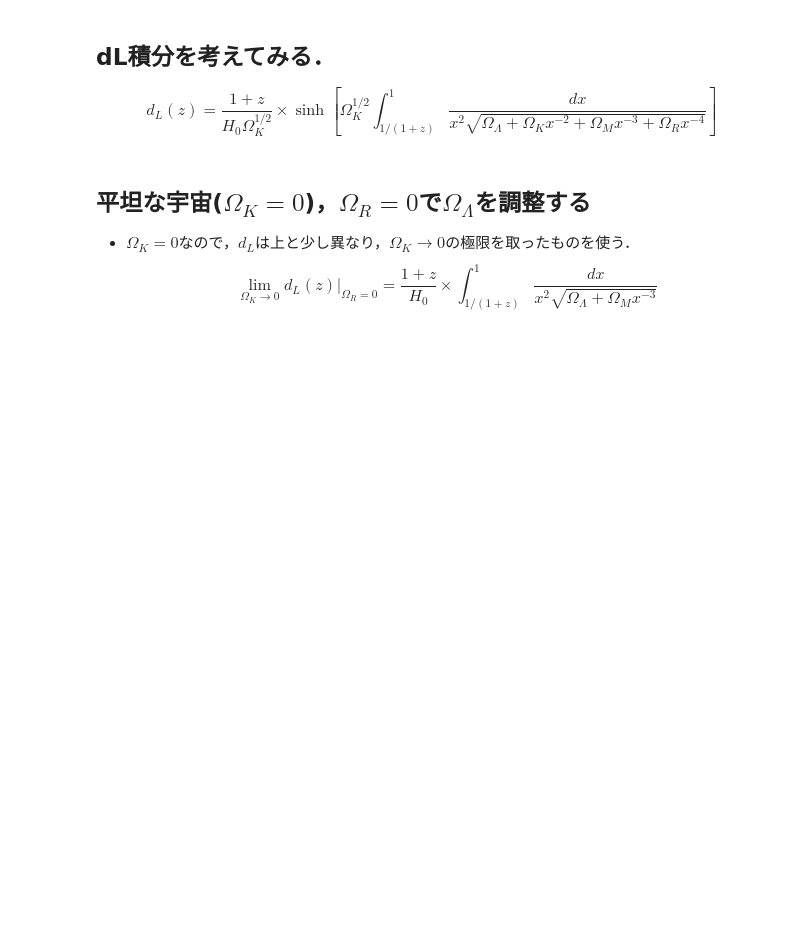
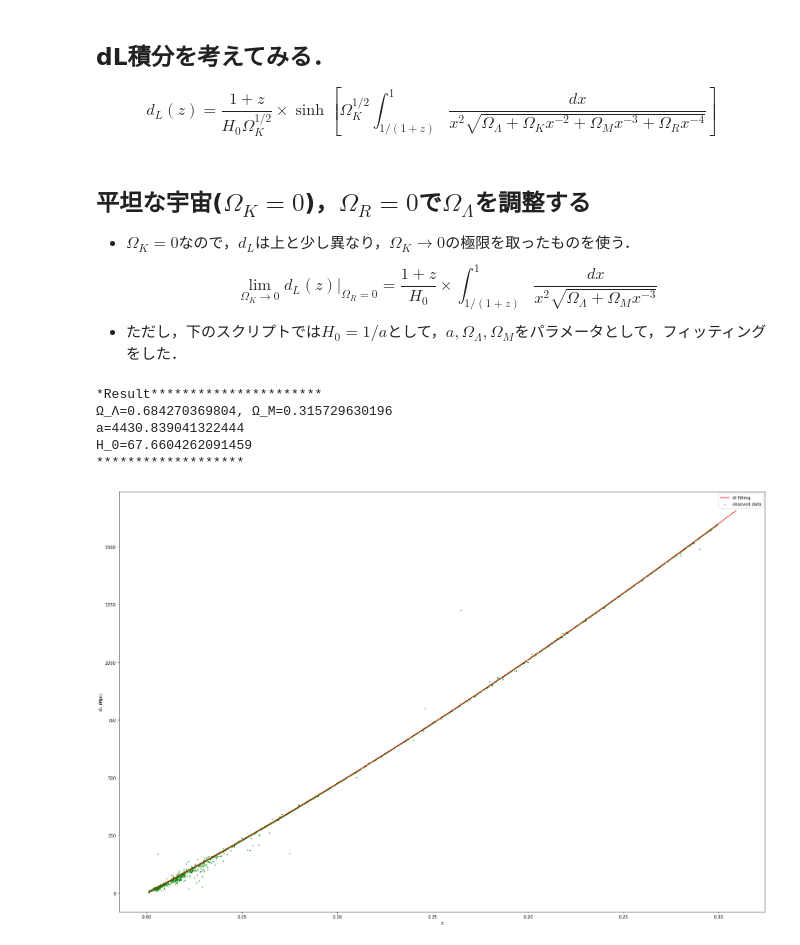
Before and after one commit to serowsuzuki/2021semi, a Jupyter notebook: fittng.ipynb, the cells around one changed output. Saved outputs shown, nothing was run; the diff lists cells and outputs as text; code cells hidden in the pictures; blank space fills up the shorter version.

Commit message:
improve on fitting.ipynb

```diff
--- a/fittng.ipynb
+++ b/fittng.ipynb
@@ -175,3 +193,58 @@ $$d_L(z)=
 $$\lim_{\Omega_K\rightarrow 0}d_L(z)\big|_{\Omega_R =0}=
 \frac{1+z}{H_0}\times\int_{1/(1+z)}^{1}
     \frac{dx}{x^2\sqrt{\Omega_{\Lambda}+\Omega_M x^{-3}}}$$
+- ただし，下のスクリプトでは$H_0=1/a$として，$a, \Omega_\Lambda, \Omega_M$をパラメータとして，フィッティングをした．
+# %%
+import IPython.display as ip
+#fittingを行うメインの関数
+def fitting_Omega(data):
+    z_observed = data_ext["z"]
+    dl_observed = data_ext["dL (Mpc)"]
+    #モデル式を表す関数
+
+    def integrand(x,A):
+        return (A*x**4+(1-A)*x)**(-1/2)
+
+    def dl_func(z, A, a_0):
+        v, err =quad(integrand, 1/(z+1), 1, args=(A))
+        return v*(1+z)*a_0
+
+    v_dl_func = np.vectorize(dl_func)
+
+
+    #fittingのメイン計算部分
+    Opopt, Opcov = curve_fit(v_dl_func,z_observed,dl_observed,p0=[0.7, 4400]) #poptは最適推定値、pcovは共分散が出力される
+    # Operr = np.sqrt(np.diag(Opcov)) #推定されたパラメータの各々の誤差
+
+
+    # plot部分
+    def observed_plot():
+        x = np.arange(0.001,0.31,0.001)# 0.01~0.1まで0.01刻みのリストを作成
+        y_dl = v_dl_func(x,Opopt[0],Opopt[1])
+        plt.plot(x,y_dl, label="dl fitting", color="red")
+        plt.scatter(z_observed, dl_observed, s=2,color="green",label="obseved data")
+        plt.xlabel("z")
+        plt.ylabel("dL (Mpc)")
+        plt.rcParams["figure.figsize"] = [27,18]# グラフのサイズを調整
+        plt.legend()# 凡例を表示
+        plt.show()
+
+    global a_0
+    a_0 = Opopt[1]
+    H_0 = 1/a_0/1000*constants.c
+    print("*Result**********************")
+    print('Ω_Λ={}, Ω_M={}'.format(Opopt[0],1-Opopt[0]))
+    print("a={}".format(Opopt[1]))
+    print("H_0={}".format(H_0))
+    print("*******************")
+    observed_plot()
+    return
+
+fitting_Omega(data_ext)
+# %% [output]
+*Result**********************
+Ω_Λ=0.684270369804, Ω_M=0.315729630196
+a=4430.839041322444
+H_0=67.6604262091459
+*******************
+[figure, added]
```
Also changed, not shown: parts of 9 cells of this notebook.
